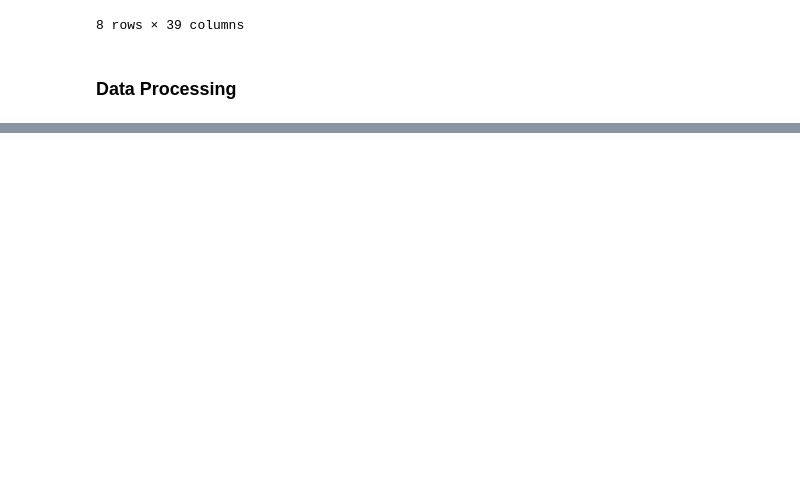
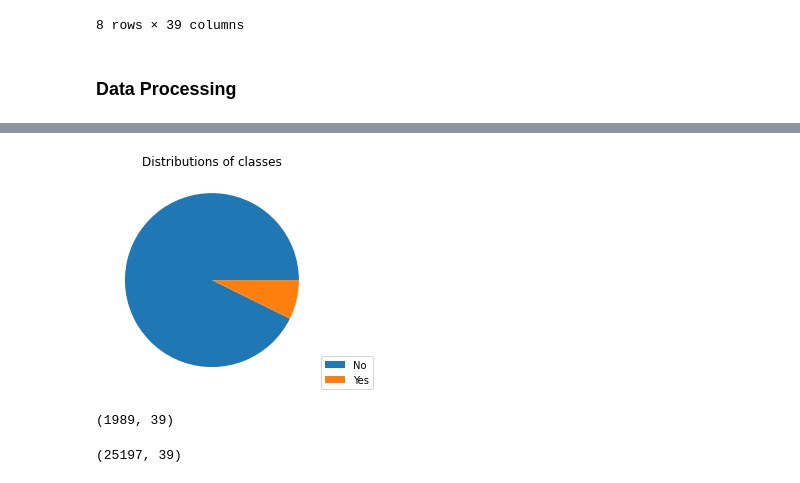
Before and after one commit to eddie8615/ml_bioinfo_hi, a Jupyter notebook: assignment/k21134342_ML_assignment.ipynb, the cells around one changed output, grey strips where cells are left out. Saved outputs shown, nothing was run; the diff lists cells and outputs as text; code cells hidden in the pictures; blank space fills up the shorter version.

```diff
--- a/assignment/k21134342_ML_assignment.ipynb
+++ b/assignment/k21134342_ML_assignment.ipynb
@@ -121,0 +121,10 @@ m_data.groupby('Patient_id')
+# %%
+df = pd.DataFrame()
+for col in cols:
+    if col in measure_cols:
+        df[col] = df2[col]['last'] - df2[col]['first']
+    elif col in demo:
+        df[col] = df2[col]['last']
+    elif col in outcome:
+        df[col] = df2[col]['max']
+df
@@ -121,0 +161,20 @@ m_data.groupby('Patient_id')
+# %%
+labels = ['No', 'Yes']
+plt.pie(df['SepsisLabel'].value_counts())
+plt.title('Distributions of classes')
+plt.legend(loc=(1,0), labels=labels)
+plt.show()
+# %% [output]
+[figure, added]
+# %%
+# df.groupby('SepsisLabel').plot(kind='hist', layout=(6,8),figsize=(16,10), subplots=True)
+sepsis_group = df[df['SepsisLabel'] == 1]
+nonsepsis_group = df[df['SepsisLabel'] != 1]
+
+sepsis_group.shape
+# %% [output]
+(1989, 39)
+# %%
+nonsepsis_group.shape
+# %% [output]
+(25197, 39)
```
Also changed, not shown: parts of 9 cells of this notebook.
